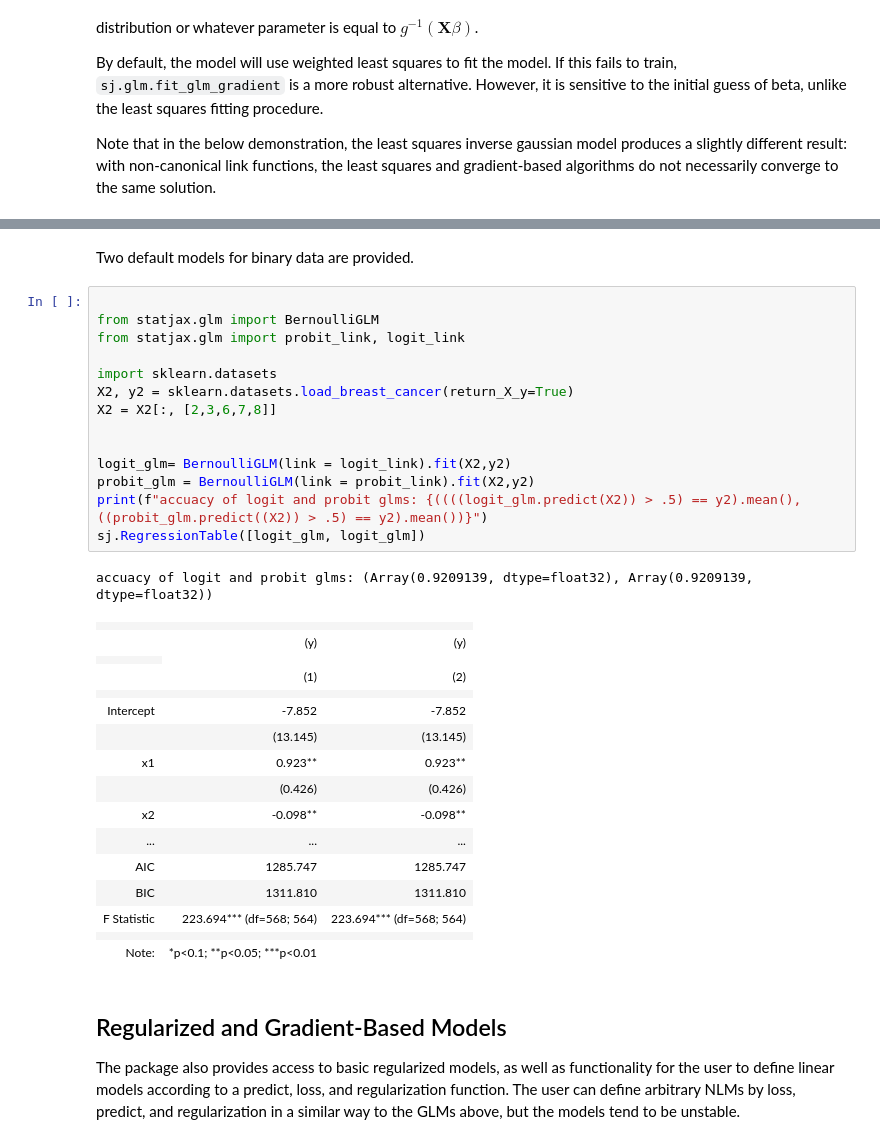
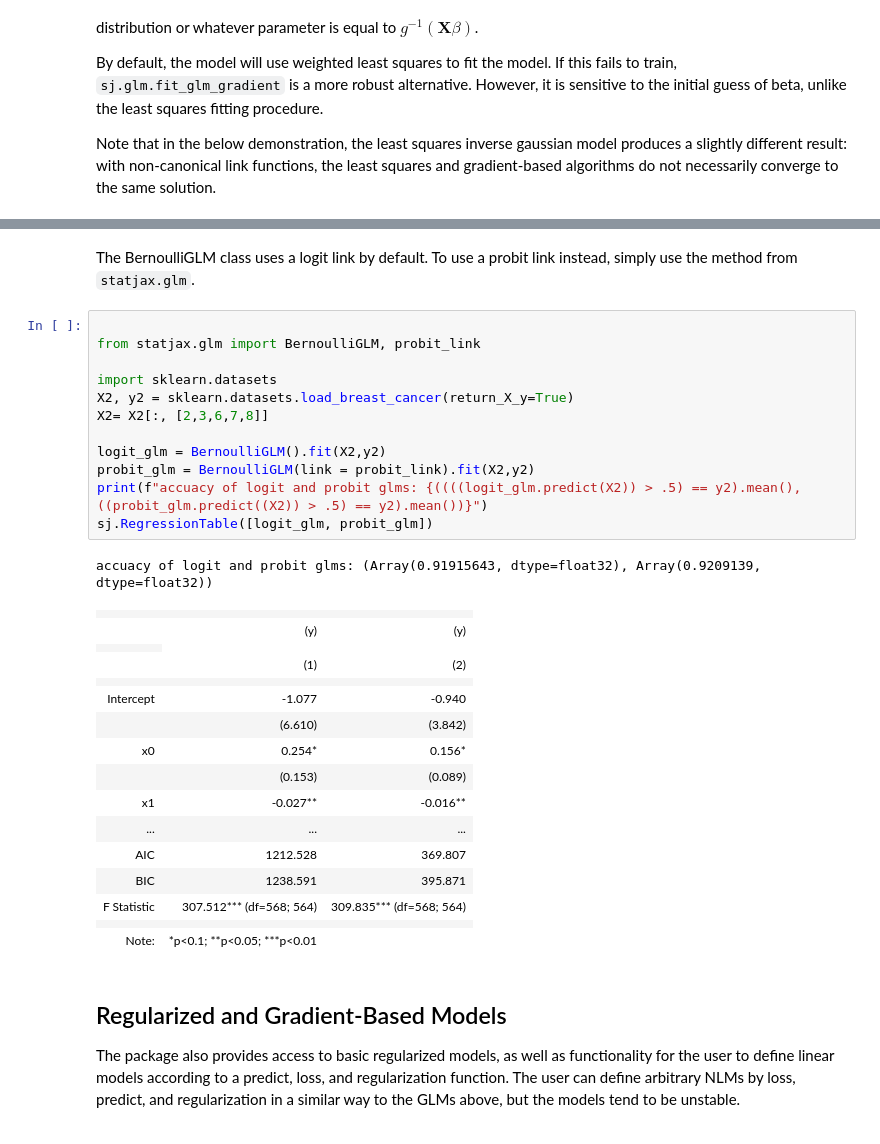
Before and after one commit to samuelcaronnajones/statjax, a Jupyter notebook: demo.ipynb, the cells around one changed output, grey strips where cells are left out. Drawn from its saved outputs; the diff is of its cells as text.

```diff
--- a/demo.ipynb
+++ b/demo.ipynb
@@ -236,37 +237,35 @@ Poisson with inverse link and Inverse Gaussian with identity link GLM Comparison
 |  |  |  |  |  |  |
 | Note: | *p<0.1; **p<0.05; ***p<0.01 |  |  |  |  |
-# %% [markdown]
-Two default models for binary data are provided.
+# %% [markdown]
+The BernoulliGLM class uses a logit link by default. To use a probit link instead, simply use the method from `statjax.glm`.
 # %%
 
-from statjax.glm import BernoulliGLM
-from statjax.glm import probit_link, logit_link
+from statjax.glm import BernoulliGLM, probit_link
 
 import sklearn.datasets
 X2, y2 = sklearn.datasets.load_breast_cancer(return_X_y=True)
-X2 = X2[:, [2,3,6,7,8]]
+X2= X2[:, [2,3,6,7,8]]
 
-
-logit_glm= BernoulliGLM(link = logit_link).fit(X2,y2)
+logit_glm = BernoulliGLM().fit(X2,y2)
 probit_glm = BernoulliGLM(link = probit_link).fit(X2,y2)
 print(f"accuacy of logit and probit glms: {((((logit_glm.predict(X2)) > .5) == y2).mean(), ((probit_glm.predict((X2)) > .5) == y2).mean())}")
-sj.RegressionTable([logit_glm, logit_glm])
+sj.RegressionTable([logit_glm, probit_glm])
 # %% [output]
-accuacy of logit and probit glms: (Array(0.9209139, dtype=float32), Array(0.9209139, dtype=float32))
+accuacy of logit and probit glms: (Array(0.91915643, dtype=float32), Array(0.9209139, dtype=float32))
 |  |  |  |
 |  | (y) | (y) |
 |  |
 |  | (1) | (2) |
 |  |  |  |
-| Intercept | -7.852 | -7.852 |
-|  | (13.145) | (13.145) |
-| x1 | 0.923** | 0.923** |
-|  | (0.426) | (0.426) |
-| x2 | -0.098** | -0.098** |
+| Intercept | -1.077 | -0.940 |
+|  | (6.610) | (3.842) |
+| x0 | 0.254* | 0.156* |
+|  | (0.153) | (0.089) |
+| x1 | -0.027** | -0.016** |
 | ... | ... | ... |
-| AIC | 1285.747 | 1285.747 |
-| BIC | 1311.810 | 1311.810 |
-| F Statistic | 223.694*** (df=568; 564) | 223.694*** (df=568; 564) |
+| AIC | 1212.528 | 369.807 |
+| BIC | 1238.591 | 395.871 |
+| F Statistic | 307.512*** (df=568; 564) | 309.835*** (df=568; 564) |
 |  |  |  |
 | Note: | *p<0.1; **p<0.05; ***p<0.01 |  |
 # %% [markdown]
```
Also changed, not shown: parts of 26 cells of this notebook.
